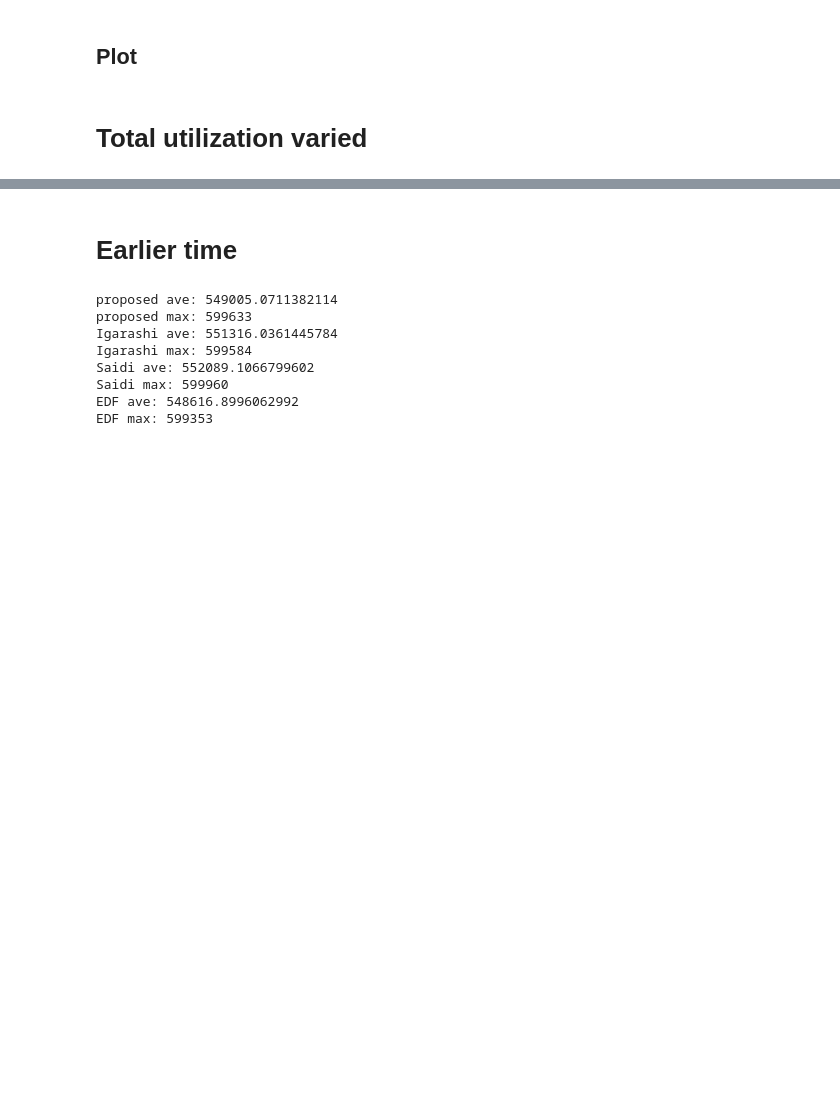
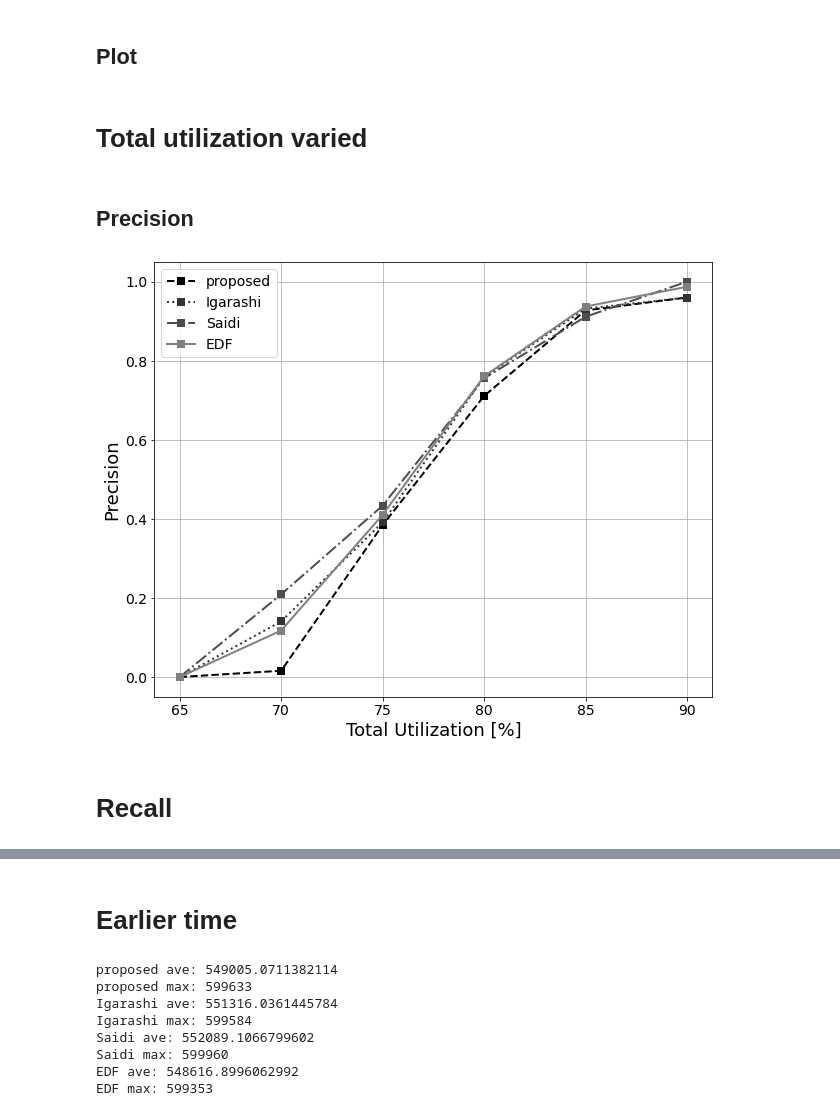
Before and after one commit to atsushi421/DED_simulator, a Jupyter notebook: analyze_results.ipynb, the cells around one changed output, grey strips where cells are left out. Drawn from its saved outputs; the diff is of its cells as text; code cells hidden in the pictures; blank space fills up the shorter version.

Commit message:
feat: add precision, recall, specificity, accuracy line plot

```diff
--- a/analyze_results.ipynb
+++ b/analyze_results.ipynb
@@ -71,6 +71,35 @@ def stack_bar_plot(
         plt.savefig(f'./results/figures/{save_name}')
 
     plt.show()
+# %%
+from matplotlib.colors import ListedColormap
+
+def line_plot(
+    df: pd.DataFrame,
+    xlabel: str = '',
+    ylabel: str = '',
+    save_name: str = ''
+) -> None:
+    colors = [str(round(c, 1)) for c in np.arange(0, 0.6, 0.6/len(df))]
+    cmap = ListedColormap(colors, name="custom")
+    fig, ax = plt.subplots()
+    df.plot(ax=ax,
+            figsize=(10, 8),
+            colormap=cmap,
+            style=['s--', 's:', 's-.', 's-'],
+            linewidth=2,
+            markersize=6,
+            markeredgewidth=2,
+            grid=True,
+            fontsize=14)
+    ax.set_xlabel(xlabel, fontsize=18)
+    ax.set_ylabel(ylabel, fontsize=18)
+    ax.legend(fontsize=14, loc='upper left')
+
+    if save_name:
+        plt.savefig(f'./results/figures/{save_name}')
+
+    plt.show()
 # %% [markdown]
 # Total utilization varied
 # %%
@@ -102,11 +131,12 @@ import yaml
 import numpy as np
 
 METHOD_NAMES = ['proposed', 'Igarashi', 'Saidi', 'EDF']
+UTILIZATION_VALUES = [str(round(c, 0)) for c in np.arange(60, 95, 5)]
 
 utilization_df_dict = {}
 for method in METHOD_NAMES:
-    utilization_df_dict[method] = pd.DataFrame(index=['TP Ratio', 'FN Ratio', 'TN Ratio', 'FP Ratio'],
-                                               columns=[str(round(c, 0)) for c in np.arange(60, 95, 5)])
+    utilization_df_dict[method] = pd.DataFrame(index=['TP', 'FN', 'TN', 'FP'],
+                                               columns=UTILIZATION_VALUES)
     utilization_df_dict[method].fillna(0, inplace=True)
 # %%
 log_paths = glob.glob("./results/utilization_varied/*.yaml")
@@ -118,4 +148,19 @@ for log_path in log_paths:
     method_name = get_method_name(log_path)
     utilization = get_utilization(log_path)
     classification = get_classification(log)
-    utilization_df_dict[method_name].at[f'{classification} Ratio', str(utilization)] += 1
+    utilization_df_dict[method_name].at[str(classification), str(utilization)] += 1
+# %% [markdown]
+## Precision
+# %%
+precision_df = pd.DataFrame(index=METHOD_NAMES,
+                            columns=UTILIZATION_VALUES)
+
+for method in METHOD_NAMES:
+    precision_df.loc[method] = utilization_df_dict[method].loc['TP'] / (utilization_df_dict[method].loc['TP'] + utilization_df_dict[method].loc['FP'])
+# %%
+precision_df = precision_df.T
+line_plot(precision_df, 'Total Utilization [%]', 'Precision', 'line_plot_precision.pdf')
+# %% [output]
+[figure, added]
+# %% [markdown]
+# Recall
```
Also changed, not shown: parts of 12 cells of this notebook.
